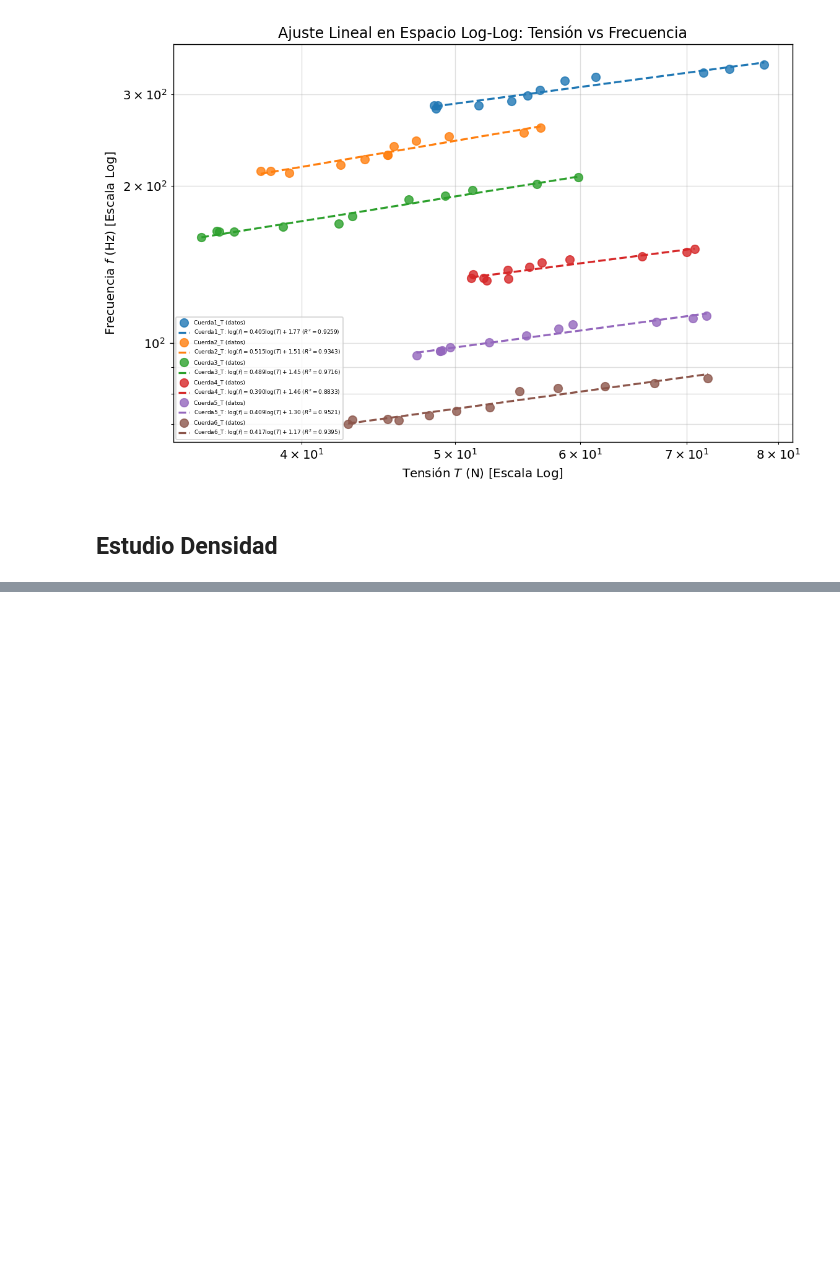
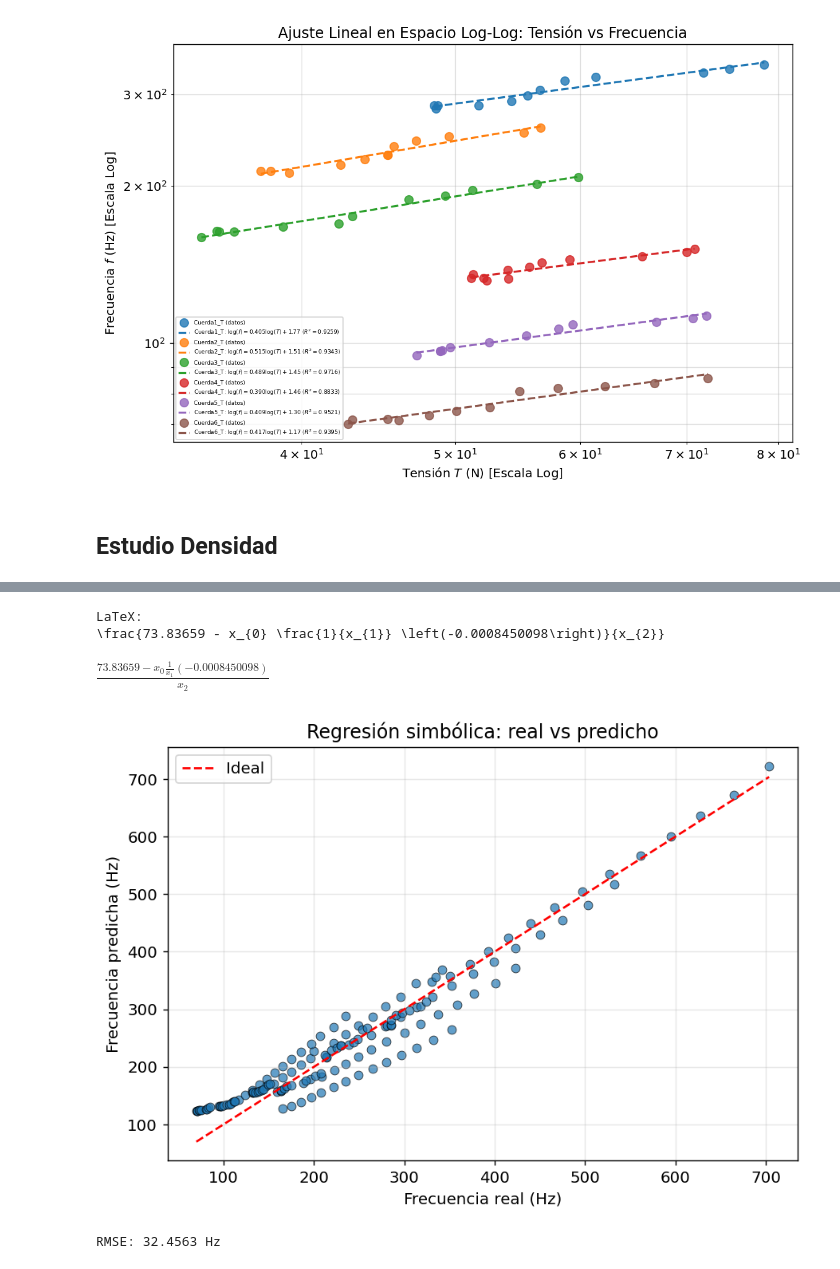
Before and after one commit to campereza043/MFC2026, a Jupyter notebook: Guitarra_F/Guitarra.ipynb, the cells around one changed output, grey strips where cells are left out. Cells and saved outputs as stored; diff of their text form; code cells hidden in the pictures; blank space fills up the shorter version.

```diff
--- a/Guitarra_F/Guitarra.ipynb
+++ b/Guitarra_F/Guitarra.ipynb
@@ -589,0 +615,10 @@ plt.show()
+# %%
+# Variables independientes
+X = df[["Tension", "Densidad", "Longitud"]].values
+
+# Variable objetivo
+y = df["Frecuencia"].values
+
+print("X shape:", X.shape)
+print("y shape:", y.shape)
+print("Rango de frecuencias:", y.min(), "–", y.max())
@@ -589,0 +629,15 @@ plt.show()
+# %%
+from pysr import PySRRegressor
+
+model = PySRRegressor(
+    niterations=100,
+    binary_operators=["+", "-", "*", "/"],
+    unary_operators=["sqrt", "square"],   # ← se eliminó inv(x) = 1/x
+    extra_sympy_mappings={},
+    maxsize=20,
+    populations=20,
+    verbosity=1,
+    random_state=42,
+)
+
+model.fit(X, y)
@@ -589,0 +703,40 @@ plt.show()
+# %%
+import sympy
+
+# Obtener la mejor ecuación como expresión SymPy
+best_eq = model.sympy()
+
+# Imprimir en LaTeX
+latex_str = sympy.latex(best_eq)
+print("LaTeX:")
+print(latex_str)
+
+# Si estás en Jupyter, renderiza directamente
+from IPython.display import display, Math
+display(Math(latex_str))
+# %% [output]
+LaTeX:
+\frac{73.83659 - x_{0} \frac{1}{x_{1}} \left(-0.0008450098\right)}{x_{2}}
+$\displaystyle \frac{73.83659 - x_{0} \frac{1}{x_{1}} \left(-0.0008450098\right)}{x_{2}}$
+# %%
+import matplotlib.pyplot as plt
+
+y_pred = model.predict(X)
+
+plt.figure(figsize=(7, 5))
+plt.scatter(y, y_pred, alpha=0.7, edgecolors='k', linewidths=0.5)
+plt.plot([y.min(), y.max()], [y.min(), y.max()], 'r--', label="Ideal")
+plt.xlabel("Frecuencia real (Hz)")
+plt.ylabel("Frecuencia predicha (Hz)")
+plt.title("Regresión simbólica: real vs predicho")
+plt.legend()
+plt.tight_layout()
+plt.show()
+
+# Error cuadrático medio
+from sklearn.metrics import mean_squared_error
+rmse = np.sqrt(mean_squared_error(y, y_pred))
+print(f"RMSE: {rmse:.4f} Hz")
+# %% [output]
+[figure, added]
+RMSE: 32.4563 Hz
```
Also changed, not shown: parts of 7 cells of this notebook, 19 other files.
